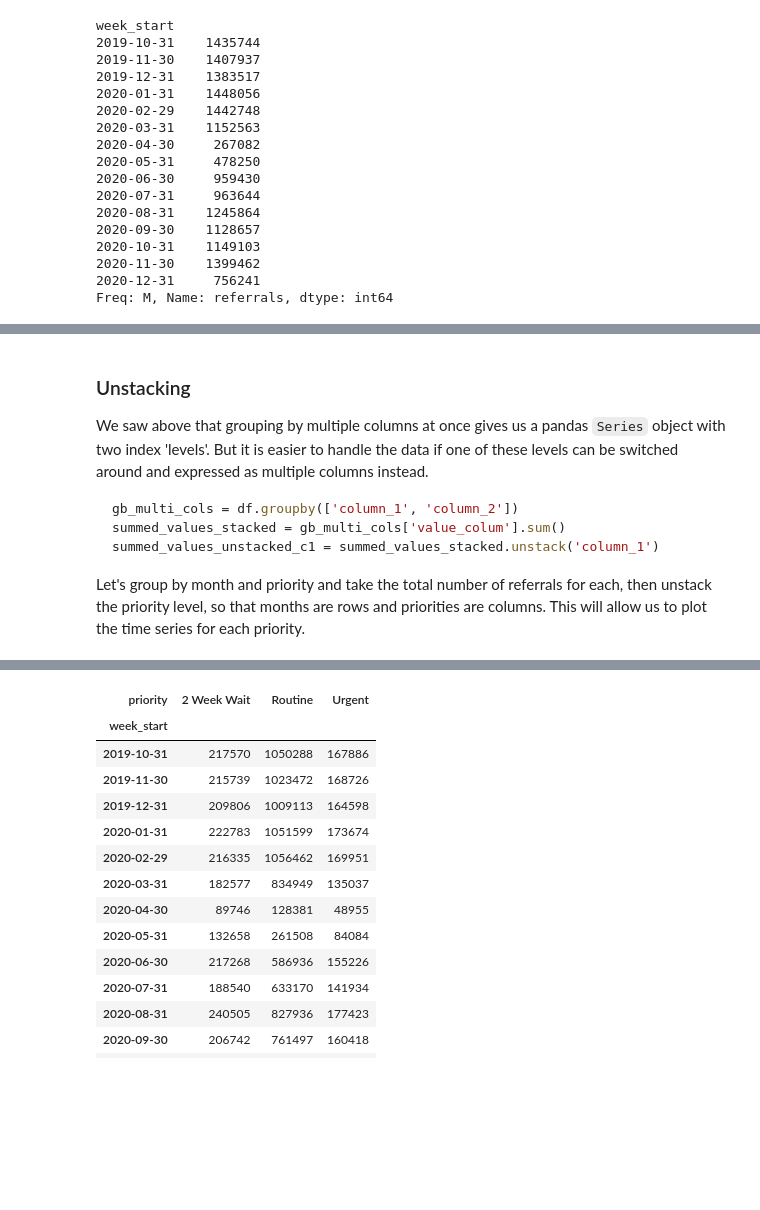
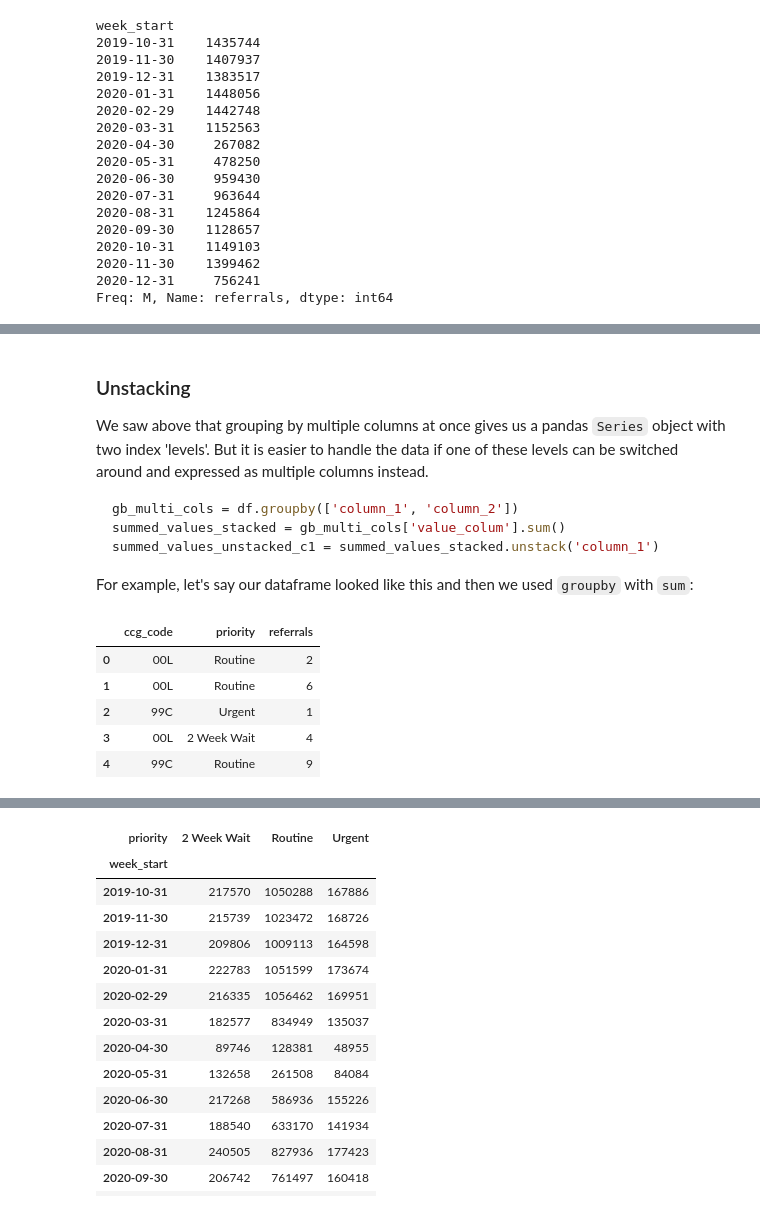
Before and after one commit to carnall-farrar/python_club, a Jupyter notebook: notebooks/analysis/aggregation.ipynb, the cells around one changed output, grey strips where cells are left out. Drawn from its saved outputs; the diff is of its cells as text; code cells hidden in the pictures; blank space fills up the shorter version.

````diff
--- a/notebooks/analysis/aggregation.ipynb
+++ b/notebooks/analysis/aggregation.ipynb
@@ -213,5 +237,19 @@ gb_multi_cols = df.groupby(['column_1', 'column_2'])
 summed_values_stacked = gb_multi_cols['value_colum'].sum()
 summed_values_unstacked_c1 = summed_values_stacked.unstack('column_1')
 ```
-
-Let's group by month and priority and take the total number of referrals for each, then unstack the priority level, so that months are rows and priorities are columns. This will allow us to plot the time series for each priority.
+For example, let's say our dataframe looked like this and then we used `groupby` with `sum`:
+# %%
+example_data = {
+    "ccg_code": ["00L", "00L", "99C", "00L", "99C"],
+    "priority": ["Routine", "Routine", "Urgent", "2 Week Wait", "Routine"],
+    "referrals": ["2", "6", "1", "4", "9"]
+}
+example = pd.DataFrame(example_data)
+example
+# %% [output]
+|  | ccg_code | priority | referrals |
+| 0 | 00L | Routine | 2 |
+| 1 | 00L | Routine | 6 |
+| 2 | 99C | Urgent | 1 |
+| 3 | 00L | 2 Week Wait | 4 |
+| 4 | 99C | Routine | 9 |
````
Also changed, not shown: parts of 19 cells of this notebook.
